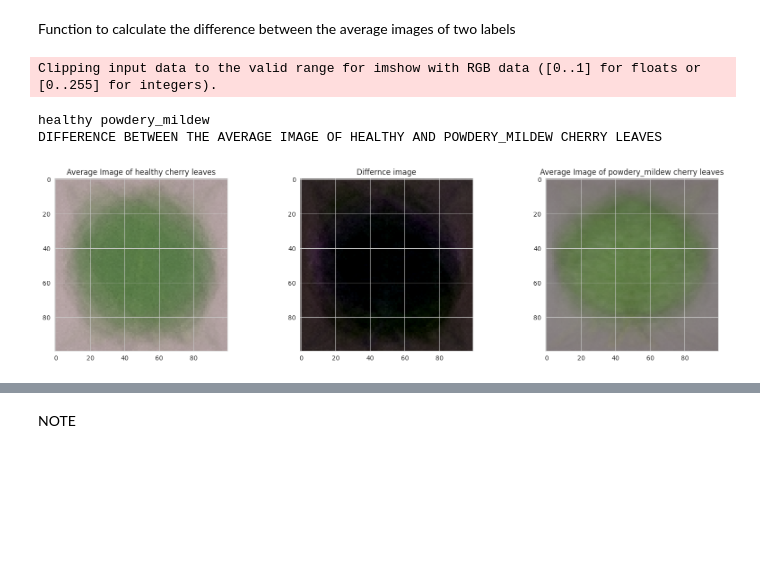
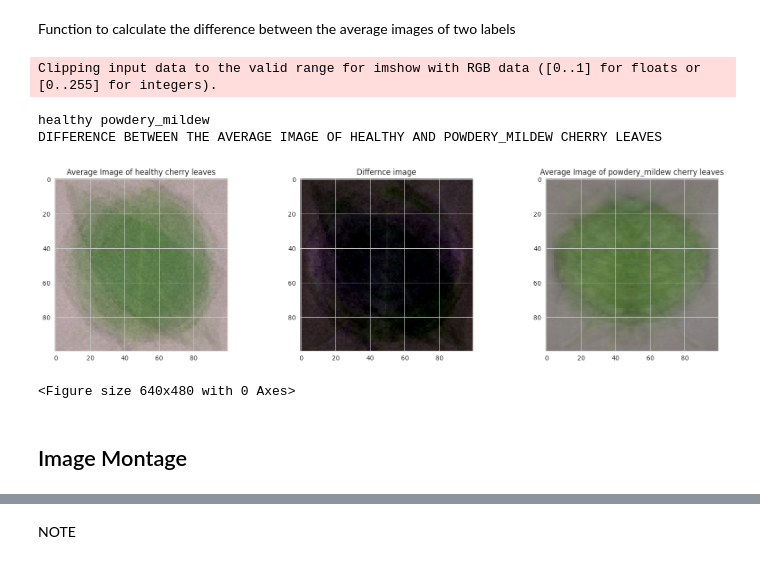
Before and after one commit to SamSswi/milestone-project-mildew-detection-in-cherry-leaves, a Jupyter notebook: jupyter_notebooks/DataVisualization.ipynb, the cells around one changed output, grey strips where cells are left out. Cells and saved outputs as stored; diff of their text form; code cells hidden in the pictures; blank space fills up the shorter version.

```diff
--- a/jupyter_notebooks/DataVisualization.ipynb
+++ b/jupyter_notebooks/DataVisualization.ipynb
@@ -221,6 +228,6 @@ def load_image_as_array(my_data_dir, new_size=(100,100), images_amount = 100):
 # %% [markdown]
 Call the load_image_as_array function on the images in the train directory using the image_shape sizes.
 # %%
-X, y = load_image_as_array(train_path, image_shape, images_amount = 50)
+X, y = load_image_as_array(train_path, image_shape, images_amount = 20)
 print(X.shape, y.shape)
 # %% [output]
@@ -278,7 +290,7 @@ Function to calculate the difference between the average images of two labels
 # %%
 # https://github.com/Code-Institute-Solutions/WalkthroughProject01/blob/main/jupyter_notebooks/02%20-%20DataVisualization.ipynb
 
-def diff_bet_avg_image_labels_data_as_array(X, y, label_1=label_list[0], label_2=label_list[1], figsize=(20, 5)):
+def diff_bet_avg_image_labels_data_as_array(X, y, label_1=label_list[0], label_2=label_list[1], figsize=(20, 5), save=False):
 
     # check whether the labels exist in the set of unique labels
     if (label_1 not in np.unique(y)) or (label_2 not in np.unique(y)):
@@ -306,10 +318,17 @@ def diff_bet_avg_image_labels_data_as_array(X, y, label_1=label_list[0], label_2
     axes[2].imshow(label_2_avg)
     plt.show()
     print('\n')
+    if save == True:
+      plt.savefig(f'{file_path}/difference_image.png', bbox_inches='tight', dpi=150)
-# %%
-diff_bet_avg_image_labels_data_as_array(X, y)
-# %% [output]
-Clipping input data to the valid range for imshow with RGB data ([0..1] for floats or [0..255] for integers).
-healthy powdery_mildew
-DIFFERENCE BETWEEN THE AVERAGE IMAGE OF HEALTHY AND POWDERY_MILDEW CHERRY LEAVES
-[figure, removed]
+# %%
+#add condition to check whether the label_list is bigger than 2
+
+diff_bet_avg_image_labels_data_as_array(X, y, save=True)
+# %% [output]
+Clipping input data to the valid range for imshow with RGB data ([0..1] for floats or [0..255] for integers).
+healthy powdery_mildew
+DIFFERENCE BETWEEN THE AVERAGE IMAGE OF HEALTHY AND POWDERY_MILDEW CHERRY LEAVES
+[figure, added]
+<Figure size 640x480 with 0 Axes>
+# %% [markdown]
+## Image Montage
```
Also changed, not shown: parts of 11 cells of this notebook, 4 other files.
